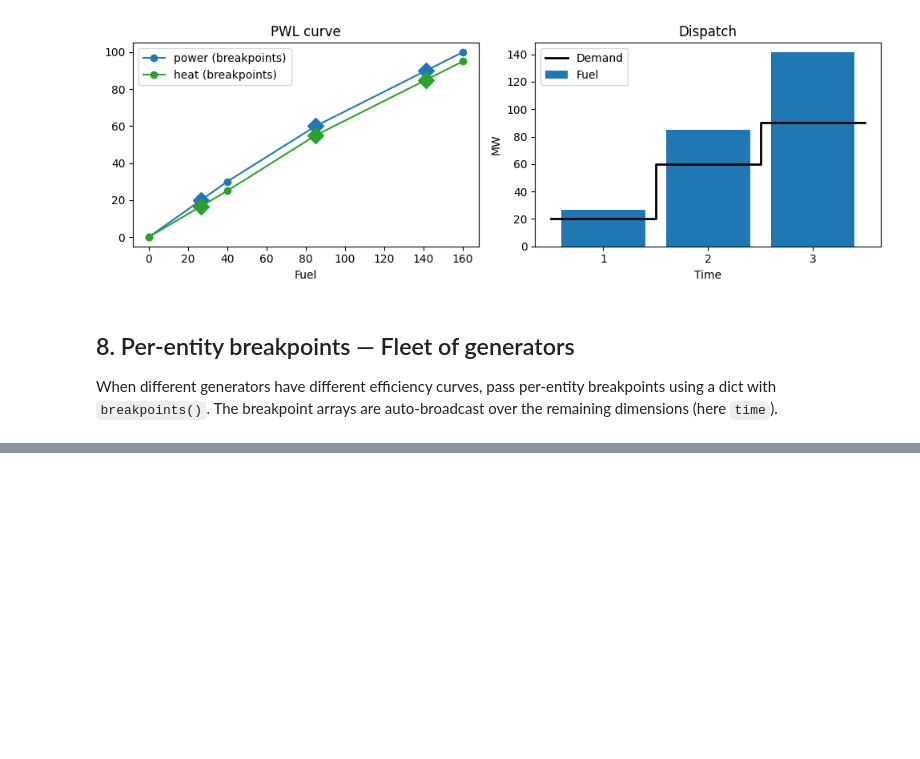
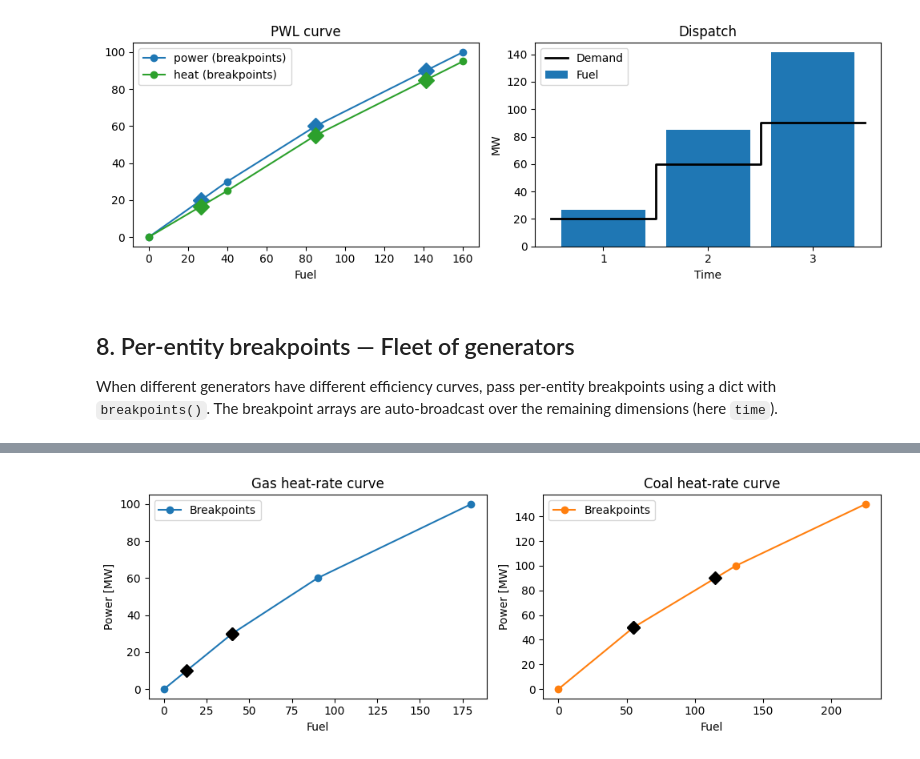
Before and after one commit to PyPSA/linopy, a Jupyter notebook: examples/piecewise-linear-constraints.ipynb, the cells around one changed output, grey strips where cells are left out. Saved outputs shown, nothing was run; the diff lists cells and outputs as text; code cells hidden in the pictures; blank space fills up the shorter version.

Commit message:
docs: fix per-entity plot to use fuel on x-axis with correct data
Co-Authored-By: Claude Opus 4.6 (1M context) <noreply@anthropic.com>

```diff
--- a/examples/piecewise-linear-constraints.ipynb
+++ b/examples/piecewise-linear-constraints.ipynb
@@ -414,21 +645,23 @@ m8.solution[["power", "fuel"]].to_dataframe().round(2)
 # %%
 sol = m8.solution
 fig, axes = plt.subplots(1, 2, figsize=(10, 3.5))
 
 for i, gen in enumerate(gens):
     ax = axes[i]
-    xp = x_gen.sel(gen=gen).values
-    yp = y_gen.sel(gen=gen).values
-    ax.plot(xp, yp, "o-", color=f"C{i}", label="Breakpoints")
+    fuel_bp = y_gen.sel(gen=gen).values
+    power_bp = x_gen.sel(gen=gen).values
+    ax.plot(fuel_bp, power_bp, "o-", color=f"C{i}", label="Breakpoints")
     for t in time:
         ax.plot(
+            float(sol["fuel"].sel(gen=gen, time=t)),
             float(sol["power"].sel(gen=gen, time=t)),
-            float(sol["fuel"].sel(gen=gen, time=t)),
             "D",
             color="black",
             ms=8,
         )
-    ax.set(xlabel="Power [MW]", ylabel="Fuel", title=f"{gen} heat-rate curve")
+    ax.set(xlabel="Fuel", ylabel="Power [MW]", title=f"{gen.title()} heat-rate curve")
     ax.legend()
 
 plt.tight_layout()
+# %% [output]
+[figure, added]
```
Also changed, not shown: parts of 25 cells of this notebook.
